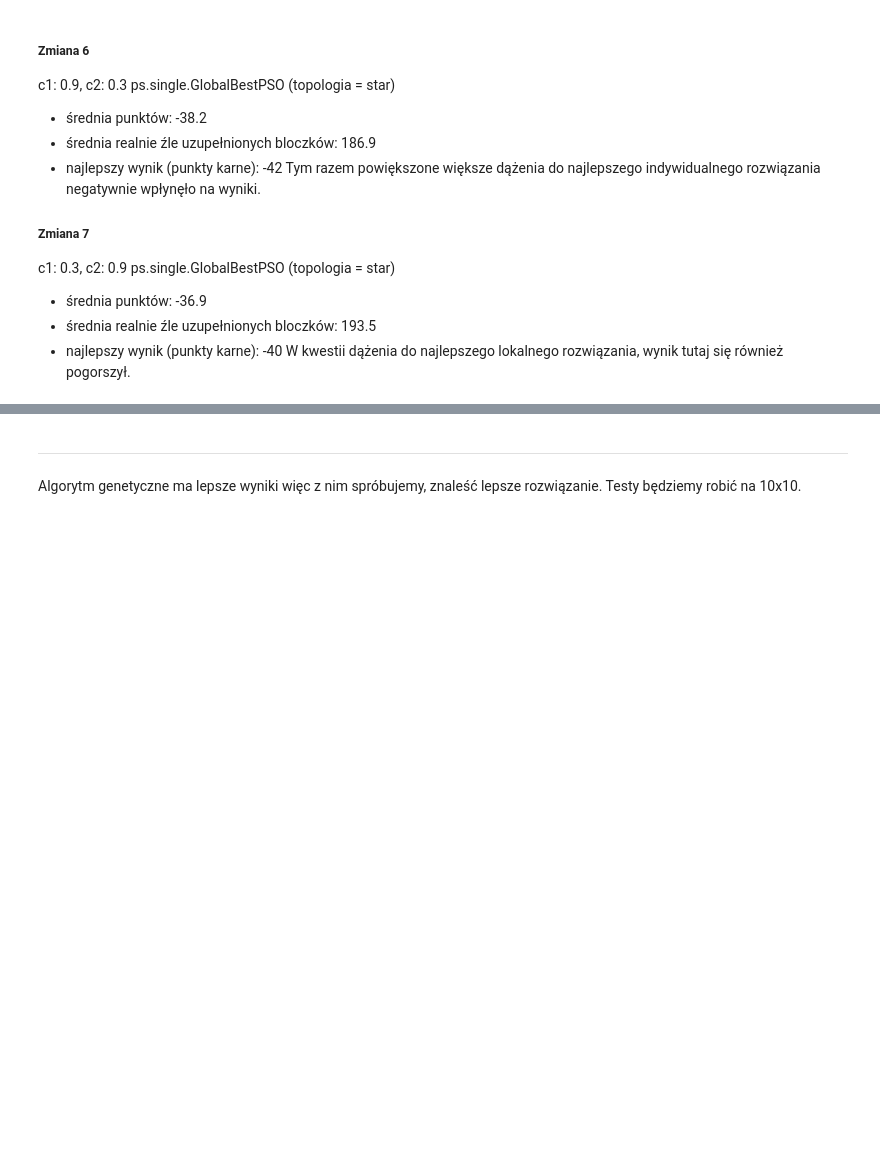
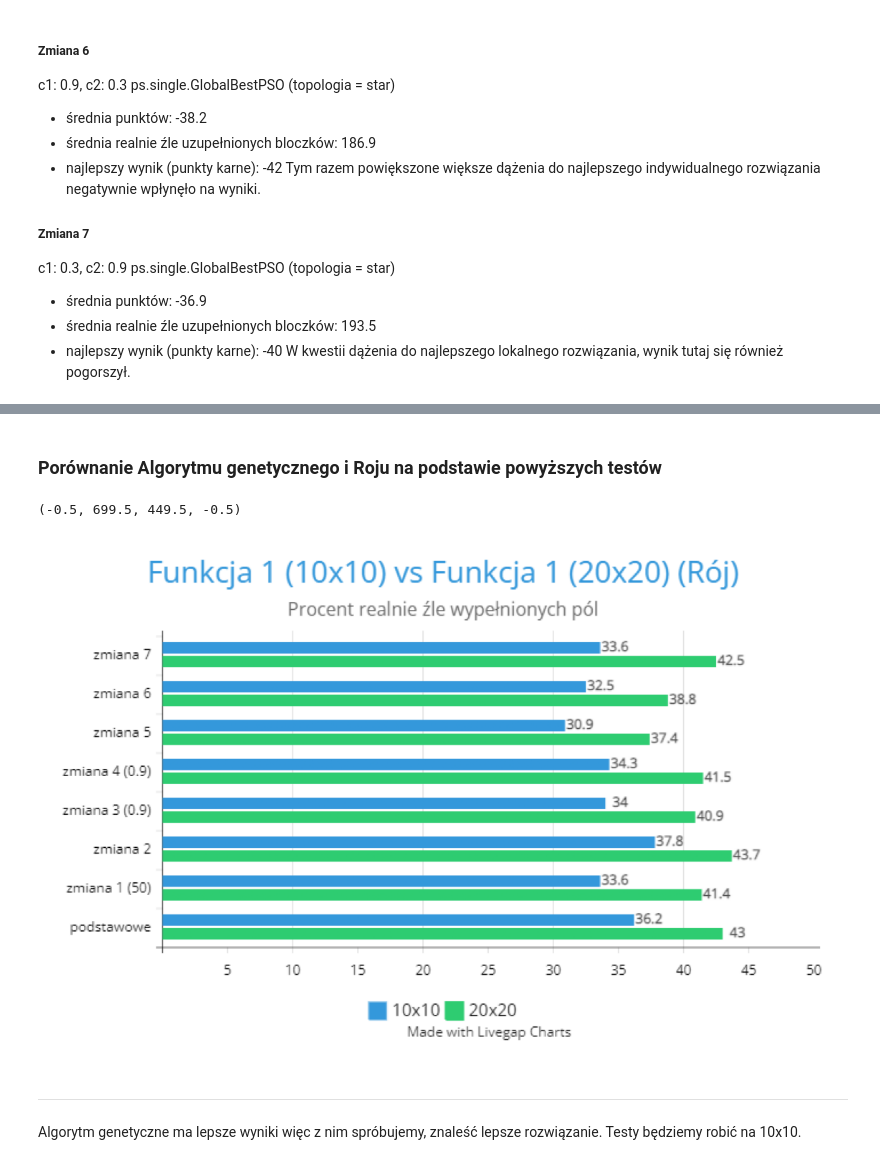
Before and after one commit to marcelmalewski/INF_Marcel_Malewski_274929, a Jupyter notebook: projekt1/projekt1.ipynb, the cells around one changed output, grey strips where cells are left out. Saved outputs shown, nothing was run; the diff lists cells and outputs as text; code cells hidden in the pictures; blank space fills up the shorter version.

```diff
--- a/projekt1/projekt1.ipynb
+++ b/projekt1/projekt1.ipynb
@@ -2338,3 +2511,23 @@ Porownanie Roju z Algorytmem genetycznym wykres (porównujemy wyniki z najlepszy
+# %% [markdown]
+### Porównanie Algorytmu genetycznego i Roju na podstawie powyższych testów
+# %%
+roj_vs_ag = mpimg.imread('./Fill-a-pix (Rój vs Algorytm genetyczny).png')
+
+# tworzymy pojemnik, w którym będą obrazki
+fig = plt.figure(figsize=(20, 20))
+
+# 3 obrazki w 1 rzędzie
+rows = 1
+columns = 1
+
+fig.add_subplot(rows, columns, 1)
+
+# showing image
+plt.imshow(roj1)
+plt.axis('off')
+# %% [output]
+(-0.5, 699.5, 449.5, -0.5)
+[figure, added]
 # %% [markdown]
 ---
 Algorytm genetyczne ma lepsze wyniki więc z nim spróbujemy, znaleść lepsze rozwiązanie.
```
Also changed, not shown: parts of 17 cells of this notebook, 6 other files.
